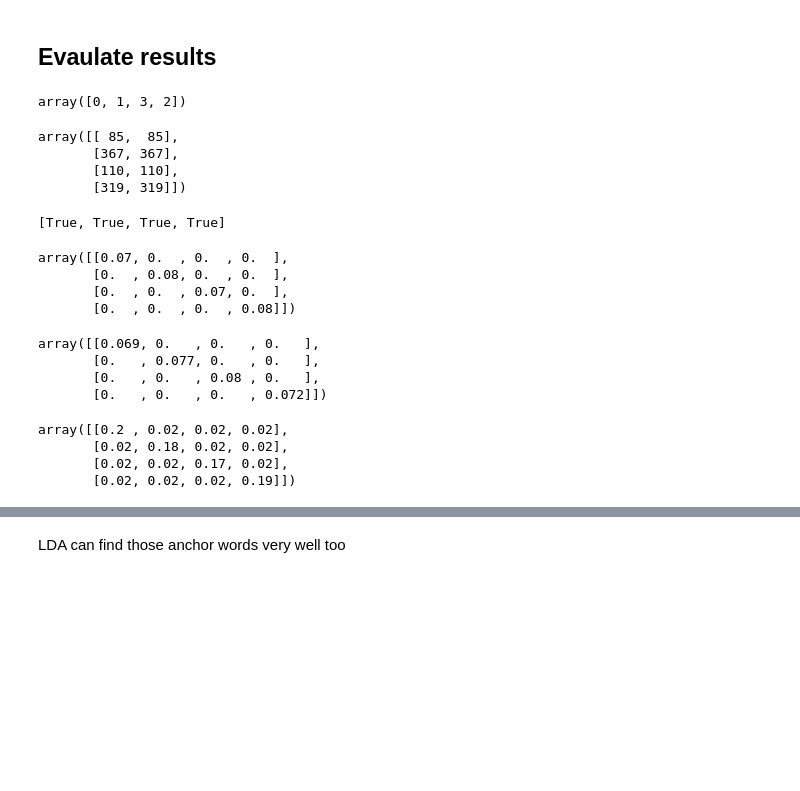
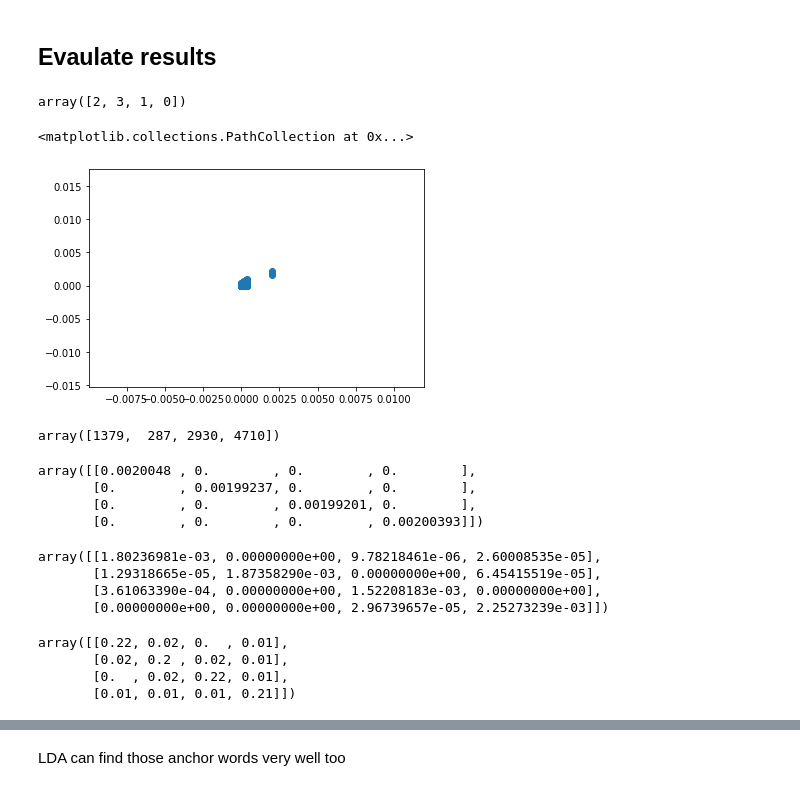
Before and after one commit to zihao12/pyJSMF-RAW, a Jupyter notebook: experiments/smallsim_experiment2.ipynb, the cells around one changed output, grey strips where cells are left out. Drawn from its saved outputs; the diff is of its cells as text; code cells hidden in the pictures; blank space fills up the shorter version.

```diff
--- a/experiments/smallsim_experiment2.ipynb
+++ b/experiments/smallsim_experiment2.ipynb
@@ -25,16 +25,14 @@ np.random.seed(123)
 ## small, uncorrelated example
 # %%
 n = 1000
-p = 400
+p = 5000
 k = 4
-doc_len = 1000
+doc_len = 100
 
 sim = smallsim_independent(n = n, p = p, k = k, doc_len = doc_len)
 X = sparse.coo_matrix(sim["X"])
 L = sim["L"]
 F = sim["F"]
-anchor_words = sim["anchor_words"]
-id_m = sim["id_m"]
 
 Bows = X2Bows(X)
 C, D1, D2 = bows2C(Bows, min_tokens=0)
@@ -70,30 +68,27 @@ S, B, A, Btilde, Cbar, C_rowSums, diagR, C = factorizeC(C, K=k, rectifier='AP',
 topic_idx = match_topics(F, B).astype(int)
 topic_idx
 # %% [output]
-array([0, 1, 3, 2])
+array([2, 3, 1, 0])
-# %%
-np.column_stack((S[topic_idx], anchor_words))
-# %% [output]
-array([[ 85,  85],
-       [367, 367],
-       [110, 110],
-       [319, 319]])
-# %%
-cand_set = set(np.unique(id_m))
-[w in cand_set for w in S]
-# %% [output]
-[True, True, True, True]
-# %%
-F[anchor_words,:].round(2)
-# %% [output]
-array([[0.07, 0.  , 0.  , 0.  ],
-       [0.  , 0.08, 0.  , 0.  ],
-       [0.  , 0.  , 0.07, 0.  ],
-       [0.  , 0.  , 0.  , 0.08]])
+# %%
+plt.scatter(F.flatten(), B[:,topic_idx].flatten())
+# %% [output]
+<matplotlib.collections.PathCollection at 0x...>
+[figure, added]
+# %%
+S[topic_idx]
+# %% [output]
+array([1379,  287, 2930, 4710])
+# %%
+F[:k, :]
+# %% [output]
+array([[0.0020048 , 0.        , 0.        , 0.        ],
+       [0.        , 0.00199237, 0.        , 0.        ],
+       [0.        , 0.        , 0.00199201, 0.        ],
+       [0.        , 0.        , 0.        , 0.00200393]])
 # %%
-B[anchor_words[topic_idx],:].round(3)
+B[:k, topic_idx]
 # %% [output]
-array([[0.069, 0.   , 0.   , 0.   ],
-       [0.   , 0.077, 0.   , 0.   ],
-       [0.   , 0.   , 0.08 , 0.   ],
-       [0.   , 0.   , 0.   , 0.072]])
+array([[1.80236981e-03, 0.00000000e+00, 9.78218461e-06, 2.60008535e-05],
+       [1.29318665e-05, 1.87358290e-03, 0.00000000e+00, 6.45415519e-05],
+       [3.61063390e-04, 0.00000000e+00, 1.52208183e-03, 0.00000000e+00],
+       [0.00000000e+00, 0.00000000e+00, 2.96739657e-05, 2.25273239e-03]])
@@ -103,10 +100,10 @@ A_reorder = A[topic_idx,:]
 A_reorder = A_reorder[:, topic_idx]
 A_reorder.round(decimals=2)
 # %% [output]
-array([[0.2 , 0.02, 0.02, 0.02],
-       [0.02, 0.18, 0.02, 0.02],
-       [0.02, 0.02, 0.17, 0.02],
-       [0.02, 0.02, 0.02, 0.19]])
+array([[0.22, 0.02, 0.  , 0.01],
+       [0.02, 0.2 , 0.02, 0.01],
+       [0.  , 0.02, 0.22, 0.01],
+       [0.01, 0.01, 0.01, 0.21]])
 # %%
 L = sim["L"]
 (L.T.dot(L)/n).round(decimals=2)
```
Also changed, not shown: parts of 6 cells of this notebook, 7 other files.
